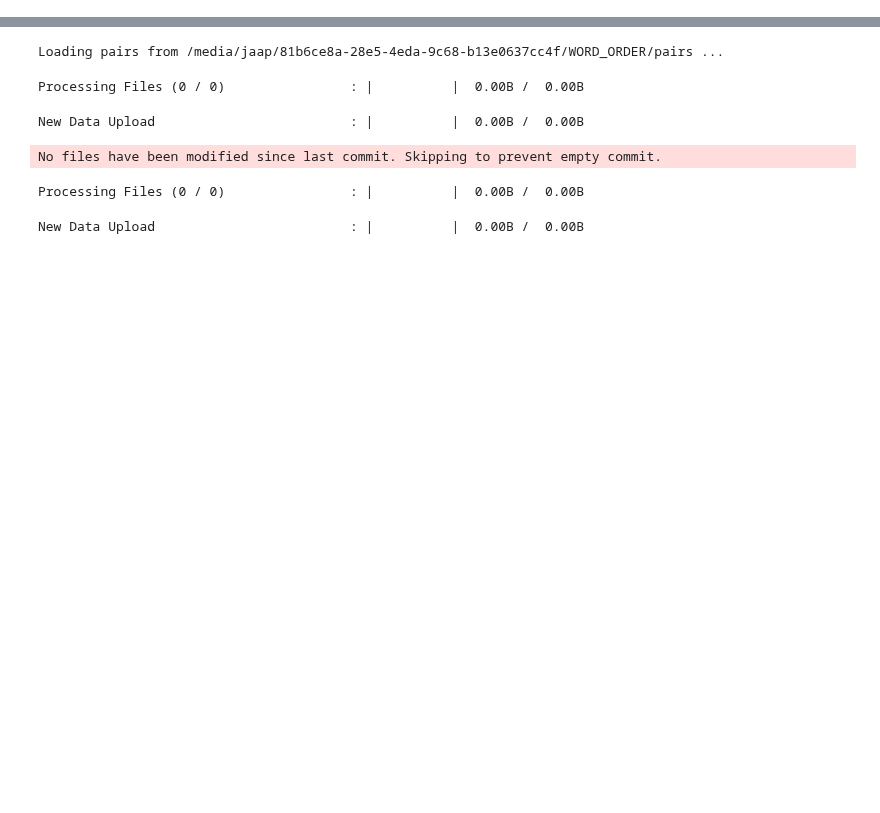
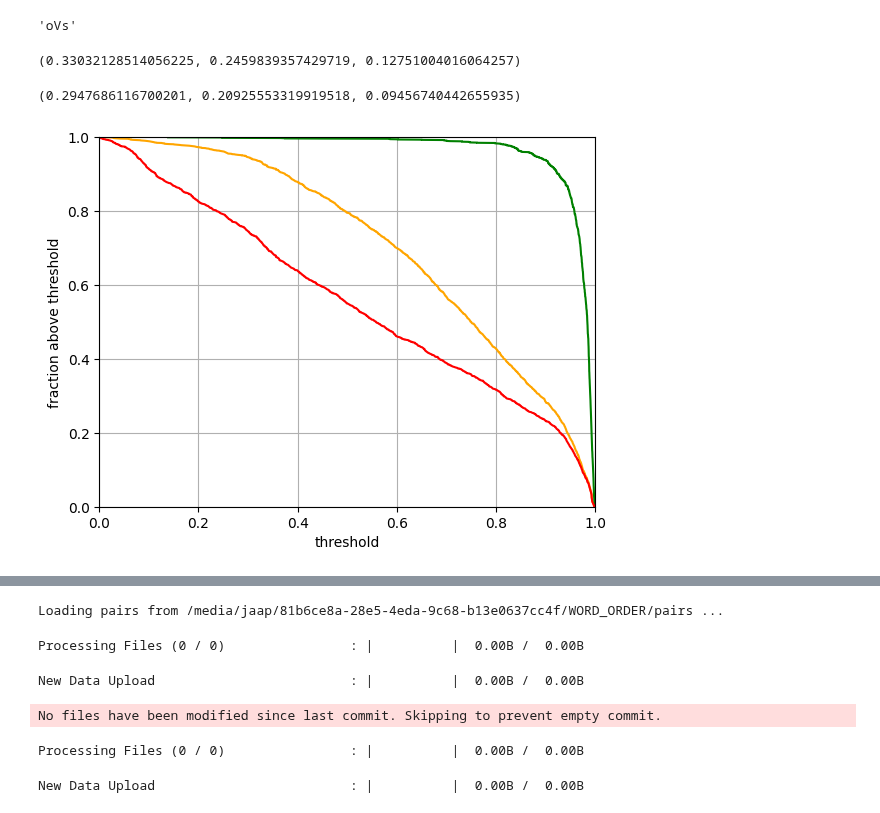
Before and after one commit to jumelet/multiblimp, a Jupyter notebook: notebooks/word_order_DT.ipynb, the cells around one changed output, grey strips where cells are left out. Cells and saved outputs as stored; diff of their text form; code cells hidden in the pictures; blank space fills up the shorter version.

```diff
--- a/notebooks/word_order_DT.ipynb
+++ b/notebooks/word_order_DT.ipynb
@@ -156,0 +393,38 @@ Found unknown categories in columns [1, 20] during transform. These unknown cate
+# %%
+row.swap_order
+# %% [output]
+'oVs'
+# %%
+(sub_df.max_swapped_head_prob > 0.7).mean(), (sub_df.max_swapped_head_prob > 0.8).mean(), (sub_df.max_swapped_head_prob > 0.9).mean()
+# %% [output]
+(0.33032128514056225, 0.2459839357429719, 0.12751004016064257)
+# %%
+(sub_df.max_swapped_head_prob > 0.7).mean(), (sub_df.max_swapped_head_prob > 0.8).mean(), (sub_df.max_swapped_head_prob > 0.9).mean()
+# %% [output]
+(0.2947686116700201, 0.20925553319919518, 0.09456740442655935)
+# %%
+import numpy as np
+import matplotlib.pyplot as plt
+
+
+x = np.sort(sub_df.max_swapped_head_prob.values)
+frac_above = 1 - np.arange(1, len(x) + 1) / len(x)
+plt.plot(x, frac_above, color='orange')
+
+x = np.sort(sub_df.head_prob.values)
+frac_above = 1 - np.arange(1, len(x) + 1) / len(x)
+plt.plot(x, frac_above,  color='g')
+
+x = np.sort(sub_df.swapped_head_prob.values)
+frac_above = 1 - np.arange(1, len(x) + 1) / len(x)
+plt.plot(x, frac_above, color='r')
+
+
+plt.xlabel("threshold")
+plt.ylabel("fraction above threshold")
+plt.xlim(0, 1)
+plt.ylim(0, 1)
+plt.grid(True)
+plt.show()
+# %% [output]
+[figure, added]
```
Also changed, not shown: parts of 28 cells of this notebook, 22 other files.
